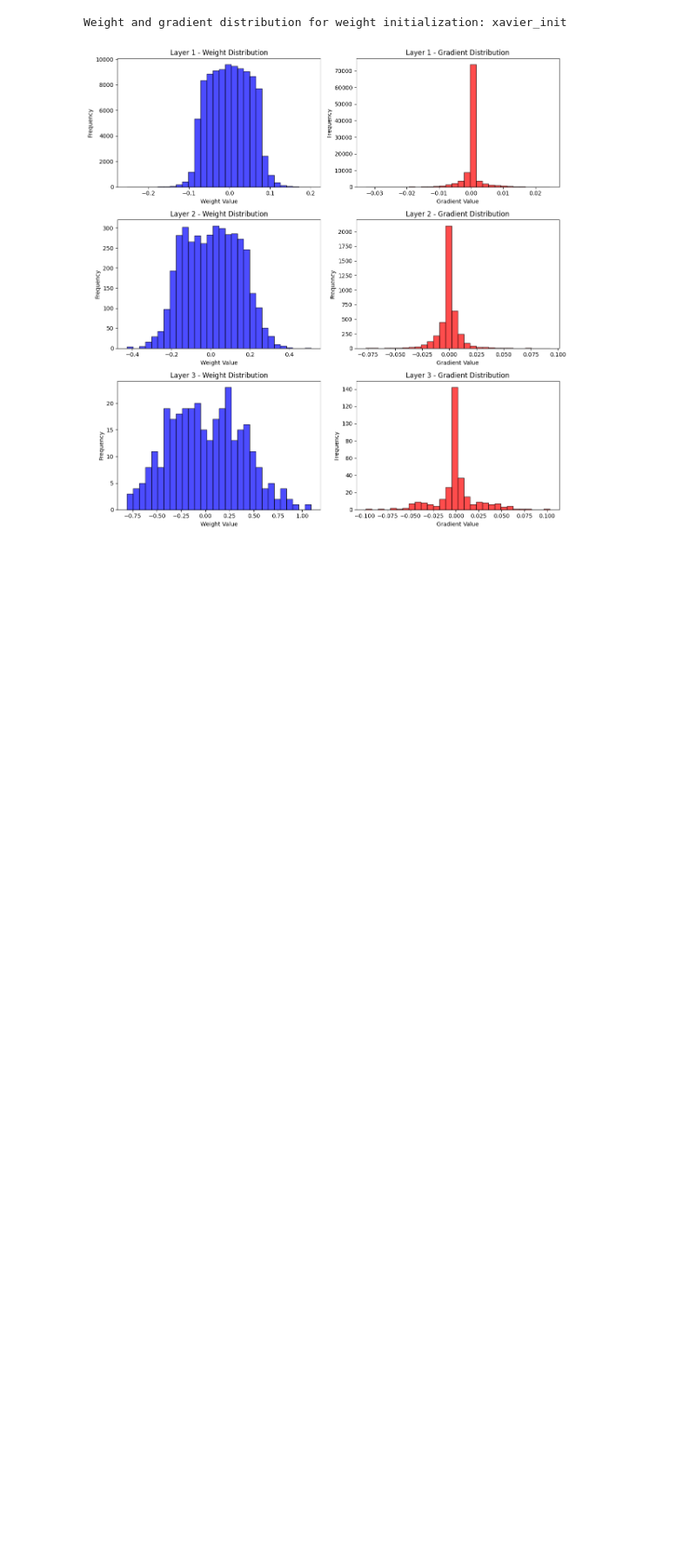
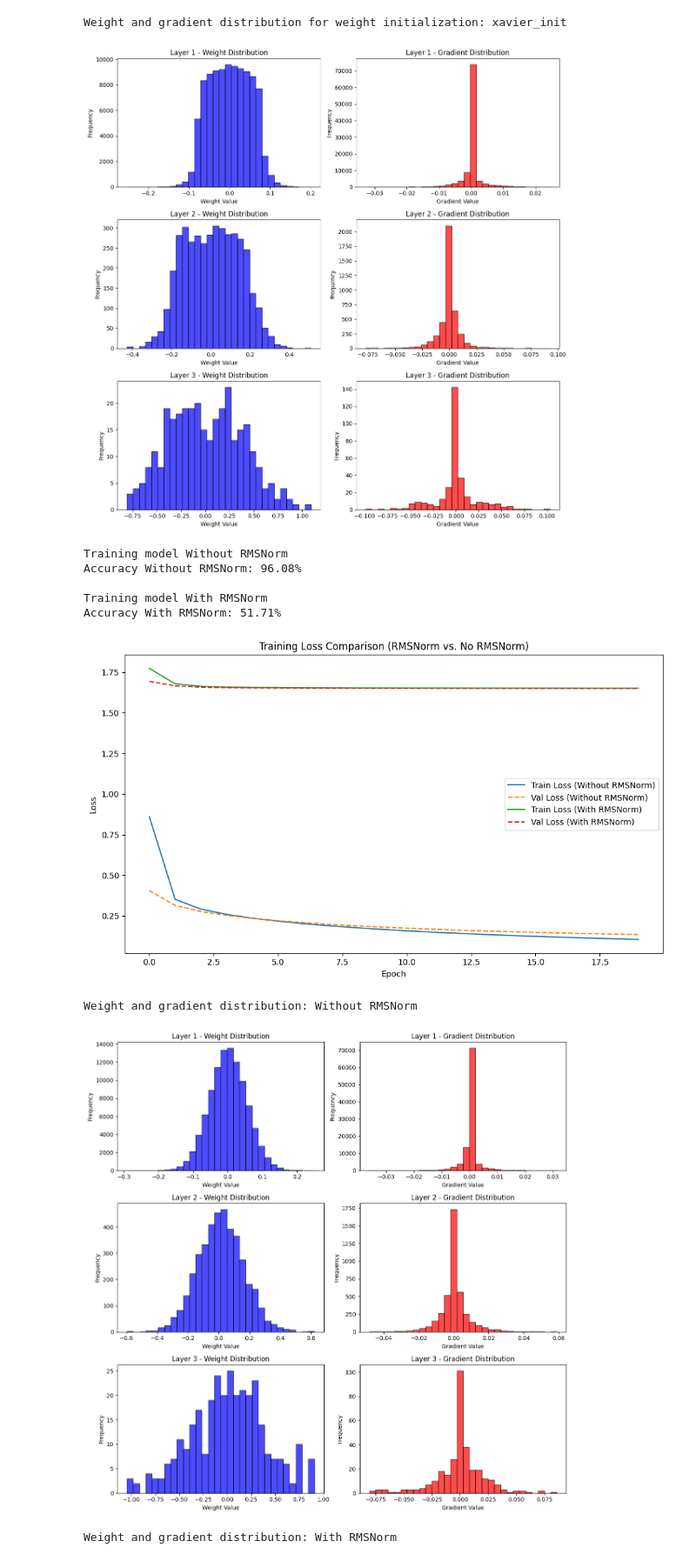
Before and after one commit to mrsuiii/FFNN-Scratch, a Jupyter notebook: src/test.ipynb, the cells around one changed output. Shown at 87% size. Saved outputs shown, nothing was run; the diff lists cells and outputs as text; code cells hidden in the pictures; blank space fills up the shorter version.

Commit message:
test: comparison with sklearn and analyze rmsnorm

```diff
--- a/src/test.ipynb
+++ b/src/test.ipynb
@@ -548,34 +548,44 @@ for use_rmsnorm in [False, True]:
         batch_size=64,
         validation_data=X_val,
         validation_target=y_val,
-        verbose=True
+        verbose=False
     )
 
     models.append(model)
     training_histories.append(training_history)
 
     pred = model(X_val)
     pred = np.argmax(pred.data, axis=1)
     y_val_decoded = np.argmax(y_val.data, axis=1)
 
     accuracy = accuracy_score(y_val_decoded, pred)
     accuracies.append(accuracy)
 
     print(f"Accuracy {label}: {accuracy * 100:.2f}%\n")
 
 plt.figure(figsize=(10, 6))
 
 for i, label in enumerate(["Without RMSNorm", "With RMSNorm"]):
     plt.plot(training_histories[i]['training_loss_history'], label=f'Train Loss ({label})')
     plt.plot(training_histories[i]['validation_loss_history'], linestyle='--', label=f'Val Loss ({label})')
 
 plt.title('Training Loss Comparison (RMSNorm vs. No RMSNorm)')
 plt.xlabel('Epoch')
 plt.ylabel('Loss')
 plt.legend()
 plt.tight_layout()
 plt.show()
 
 for i, model in enumerate(models):
     print(f"Weight and gradient distribution: {'With RMSNorm' if i else 'Without RMSNorm'}")
     plot_weight_distribution(model)
+# %% [output]
+Training model Without RMSNorm
+Accuracy Without RMSNorm: 96.08%
+
+Training model With RMSNorm
+Accuracy With RMSNorm: 51.71%
+[figure, added]
+Weight and gradient distribution: Without RMSNorm
+[figure, added]
+Weight and gradient distribution: With RMSNorm
```
Also changed, not shown: parts of 4 cells of this notebook.
